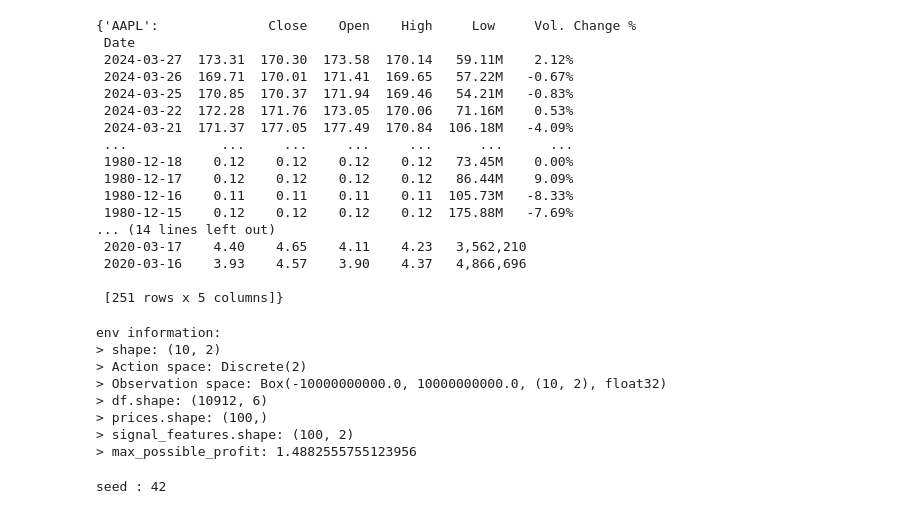
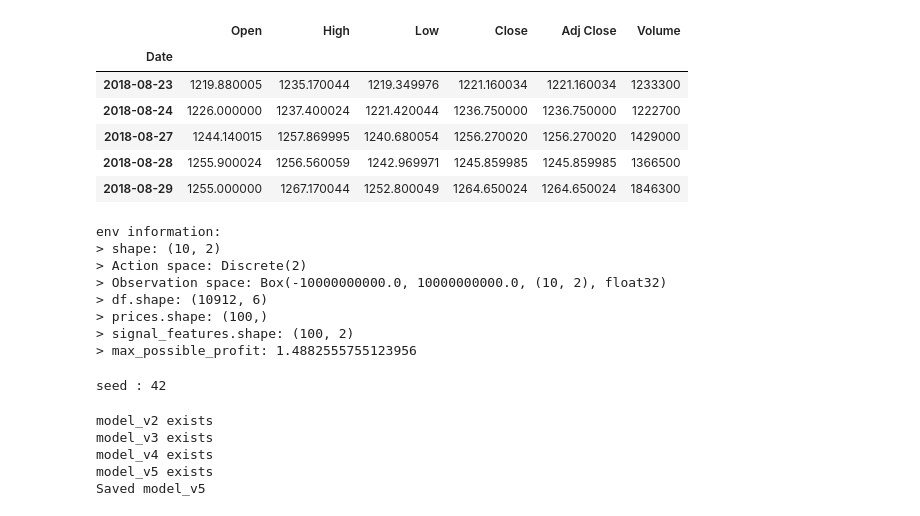
Before and after one commit to shiven2001/algo-trading, a Jupyter notebook: rl_algos/custom_stock_rl_ppo.ipynb, the cells around one changed output. Saved outputs shown, nothing was run; the diff lists cells and outputs as text; code cells hidden in the pictures.

```diff
--- a/rl_algos/custom_stock_rl_ppo.ipynb
+++ b/rl_algos/custom_stock_rl_ppo.ipynb
@@ -27,28 +25,16 @@ dict_keys(['CartPole-v0', 'CartPole-v1', 'MountainCar-v0', 'MountainCarContinuou
 # %%
 apple_df = pd.read_csv('../data/appldata.csv', parse_dates=["Date"], index_col="Date")
 gamestop_df = pd.read_csv('../data/gmedata.csv', parse_dates=["Date"], index_col="Date")
-df = apple_df
-dfs = {
-    "AAPL": apple_df,  # Apple stock data
-    "GME": gamestop_df,  # Gamestop stock data
-}
-dfs
+google_df = pd.read_csv('../data/googldata.csv', parse_dates=["Date"], index_col="Date")
+
+df = google_df
+df.tail()
 # %% [output]
-{'AAPL':              Close    Open    High     Low     Vol. Change %
- Date
- 2024-03-27  173.31  170.30  173.58  170.14   59.11M    2.12%
- 2024-03-26  169.71  170.01  171.41  169.65   57.22M   -0.67%
- 2024-03-25  170.85  170.37  171.94  169.46   54.21M   -0.83%
- 2024-03-22  172.28  171.76  173.05  170.06   71.16M    0.53%
- 2024-03-21  171.37  177.05  177.49  170.84  106.18M   -4.09%
- ...            ...     ...     ...     ...      ...      ...
- 1980-12-18    0.12    0.12    0.12    0.12   73.45M    0.00%
- 1980-12-17    0.12    0.12    0.12    0.12   86.44M    9.09%
- 1980-12-16    0.11    0.11    0.11    0.11  105.73M   -8.33%
- 1980-12-15    0.12    0.12    0.12    0.12  175.88M   -7.69%
-... (14 lines left out)
- 2020-03-17    4.40    4.65    4.11    4.23   3,562,210
- 2020-03-16    3.93    4.57    3.90    4.37   4,866,696
-
- [251 rows x 5 columns]}
+|  | Open | High | Low | Close | Adj Close | Volume |
+| Date |  |  |  |  |  |  |
+| 2018-08-23 | 1219.880005 | 1235.170044 | 1219.349976 | 1221.160034 | 1221.160034 | 1233300 |
+| 2018-08-24 | 1226.000000 | 1237.400024 | 1221.420044 | 1236.750000 | 1236.750000 | 1222700 |
+| 2018-08-27 | 1244.140015 | 1257.869995 | 1240.680054 | 1256.270020 | 1256.270020 | 1429000 |
+| 2018-08-28 | 1255.900024 | 1256.560059 | 1242.969971 | 1245.859985 | 1245.859985 | 1366500 |
+| 2018-08-29 | 1255.000000 | 1267.170044 | 1252.800049 | 1264.650024 | 1264.650024 | 1846300 |
 # %%
@@ -146,28 +132,19 @@ class RewardTrackerCallback(BaseCallback):
 # Train + Test the environment
 
 seed = 42  # random seed
-total_num_episodes = 50
 
 print ("seed :", seed)
-
-# INIT matplotlib
-plot_settings = {}
-plot_data = {'x': [i for i in range(1, total_num_episodes + 1)]}
-
-#learning_timesteps_list_in_K = [25]
-# learning_timesteps_list_in_K = [50, 250, 500]
-# learning_timesteps_list_in_K = [500, 1000, 3000, 5000]
 
 progress_callback = ProgressBarCallback(check_freq=100)
 reward_callback = RewardTrackerCallback()
 
 # Train vectorized environment
-env_maker = lambda: gym.make('stocks-v0', df=df, frame_bound=(5,100), window_size=5)
+env_maker = lambda: gym.make('stocks-v0', df=df, frame_bound=(5,200), window_size=5)
 env = DummyVecEnv([env_maker])
 
 model = PPO('MlpPolicy', env, verbose=0)
 #model.learn(total_timesteps=10000, callback=ProgressBarCallback(100))
-model.learn(total_timesteps=10000, callback=[progress_callback, reward_callback])
+model.learn(total_timesteps=50000, callback=[progress_callback, reward_callback])
 
 # Define the directory to save the model
 save_dir = "../models/"
@@ -175,13 +152,20 @@ os.makedirs(save_dir, exist_ok=True)  # Ensure the directory exists
 
 # Find the next version number
 version = 1
-while os.path.exists(f"{save_dir}model_v{version}"):
+while os.path.exists(f"{save_dir}model_v{version}.zip"):
     version += 1
+    print(f"model_v{version} exists")
 
 # Save the model with the new version number
 model.save(f"{save_dir}model_v{version}")
+print(f"Saved model_v{version}")
 # %% [output]
 seed : 42
+model_v2 exists
+model_v3 exists
+model_v4 exists
+model_v5 exists
+Saved model_v5
 # %%
 # Plot training rewards
 plt.figure(figsize=(10, 5))
```
Also changed, not shown: parts of 4 cells of this notebook, 10 other files.
